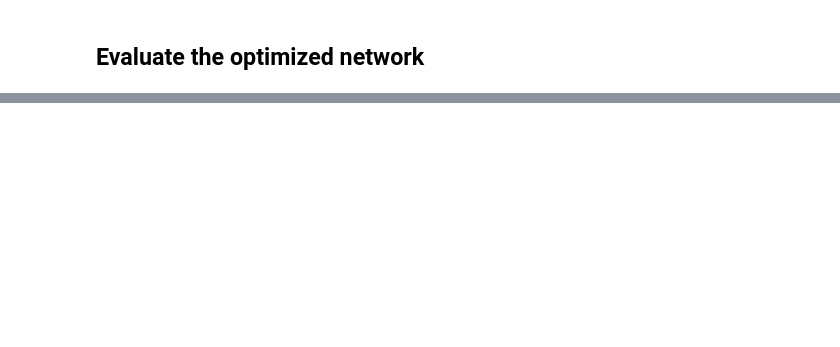
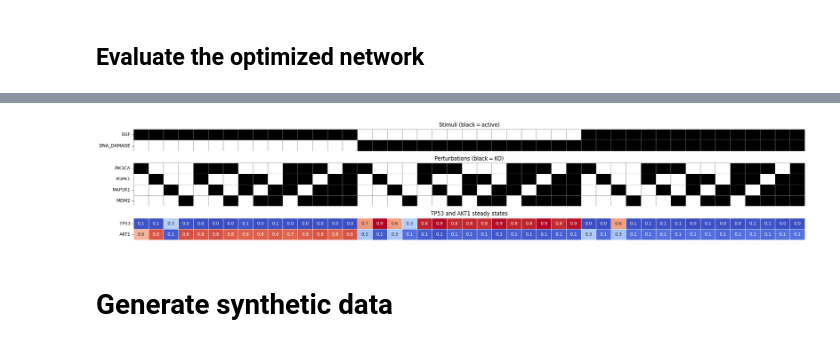
Before and after one commit to IlyaLab/BNMPy, a Jupyter notebook: Examples/workflow_example.ipynb, the cells around one changed output, grey strips where cells are left out. Drawn from its saved outputs; the diff is of its cells as text; code cells hidden in the pictures; blank space fills up the shorter version.

```diff
--- a/Examples/workflow_example.ipynb
+++ b/Examples/workflow_example.ipynb
@@ -318,0 +502,67 @@ Results exported to files/PBN_evaluation_results/detailed_results.csv
+# %%
+import re
+import seaborn as sns
+import matplotlib.pyplot as plt
+from matplotlib.colors import ListedColormap
+
+response_genes     = ['TP53', 'AKT1']
+
+# build binary matrix from index strings
+conditions = df_results.index.astype(str)
+stimuli_block  = pd.DataFrame(0, index=stimuli_genes,      columns=conditions, dtype=int)
+perturb_block  = pd.DataFrame(0, index=perturbation_genes, columns=conditions, dtype=int)
+for cond in conditions:
+    m_stim = re.search(r"Stimulus:([^;]+)", cond)
+    m_inhib = re.search(r"Inhibitor:([^;]+)", cond)
+    if m_stim:
+        for g in [x.strip() for x in m_stim.group(1).split(',') if x.strip().lower() not in ['none', '']]:
+            if g in stimuli_block.index:        stimuli_block.loc[g, cond] = 1
+    if m_inhib:
+        for g in [x.strip() for x in m_inhib.group(1).split(',') if x.strip().lower() not in ['none', '']]:
+            if g in perturb_block.index:        perturb_block.loc[g, cond] = 1
+
+response_block = df_results[response_genes].T
+
+bw   = ListedColormap(['white', 'black'])
+heat = sns.color_palette('coolwarm', as_cmap=True)
+vmin, vmax = response_block.values.min(), response_block.values.max()
+
+heights = [len(stimuli_block), len(perturb_block), len(response_block)]
+fig, (ax_stim, ax_pert, ax_resp) = plt.subplots(
+    3, 1,
+    figsize=(0.5 * df_results.shape[0], 0.5 * sum(heights)),
+    sharex=True,
+    gridspec_kw={'height_ratios': heights}
+)
+
+sns.heatmap(stimuli_block, cmap=bw, vmin=0, vmax=1, ax=ax_stim,
+            cbar=False, linewidths=.5, linecolor='grey')
+ax_stim.set_title('Stimuli (black = active)')
+ax_stim.set_ylabel('')
+ax_stim.set_xticks([])
+ax_stim.set_yticklabels(ax_stim.get_yticklabels(), rotation=0)
+
+sns.heatmap(perturb_block, cmap=bw, vmin=0, vmax=1, ax=ax_pert,
+            cbar=False, linewidths=.5, linecolor='grey')
+ax_pert.set_title('Perturbations (black = KO)')
+ax_pert.set_ylabel('')
+ax_pert.set_xticks([])
+ax_pert.set_yticklabels(ax_pert.get_yticklabels(), rotation=0)
+
+sns.heatmap(response_block, cmap=heat, vmin=vmin, vmax=vmax, ax=ax_resp,
+            cbar=False, linewidths=.5, linecolor='white', annot=True, fmt='.1f')
+ax_resp.set_title('TP53 and AKT1 steady states')
+ax_resp.set_ylabel('')
+ax_resp.set_xlabel('')
+ax_resp.set_xticks([])
+ax_resp.set_yticklabels(ax_resp.get_yticklabels(), rotation=0)
+
+for ax in (ax_stim, ax_pert, ax_resp):
+    ax.tick_params(axis='x', rotation=45, labelsize=8)
+
+plt.tight_layout()
+plt.show()
+# %% [output]
+[figure, added]
+# %% [markdown]
+# Generate synthetic data
```
Also changed, not shown: parts of 42 cells of this notebook, 24 other files.
